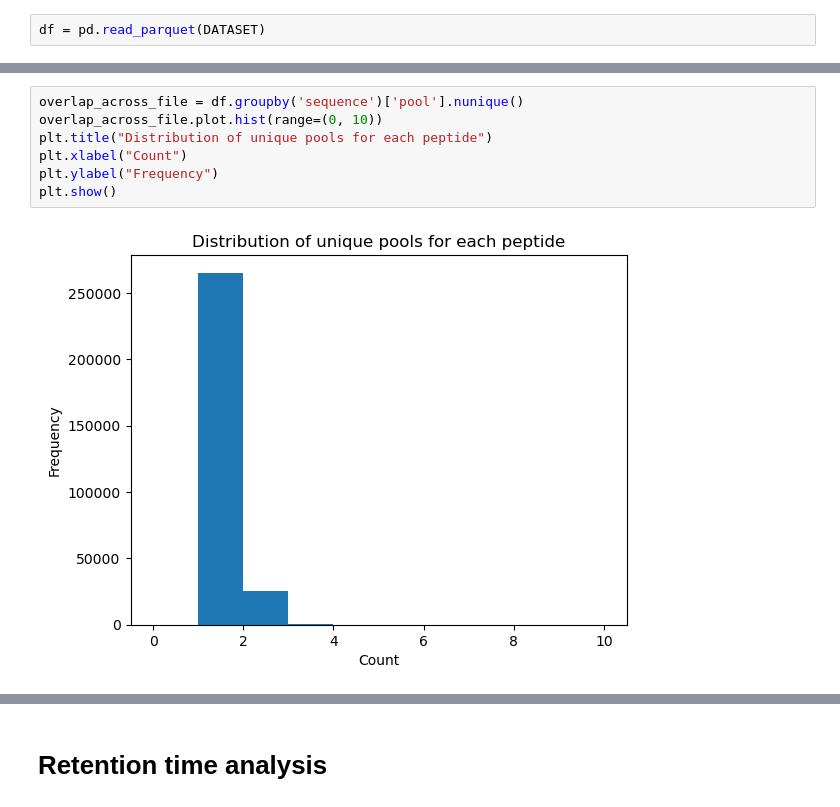
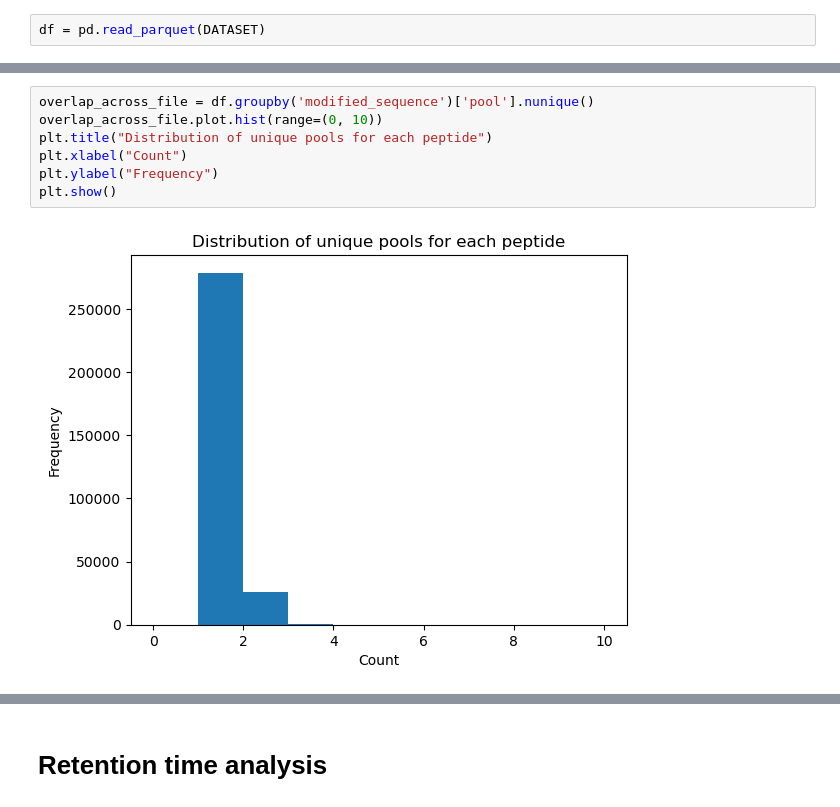
Before and after one commit to WannesLamberts/MTL-peptide-property-prediction-pool, a Jupyter notebook: notebooks/data_analysis/analysis_proteome.ipynb, the cells around one changed output, grey strips where cells are left out. Drawn from its saved outputs; the diff is of its cells as text.

```diff
--- a/notebooks/data_analysis/analysis_proteome.ipynb
+++ b/notebooks/data_analysis/analysis_proteome.ipynb
@@ -45,12 +45,12 @@ plt.show()
 # %%
-overlap_across_file = df.groupby('sequence')['pool'].nunique()
+overlap_across_file = df.groupby('modified_sequence')['pool'].nunique()
 overlap_across_file.plot.hist(range=(0, 10))
 plt.title("Distribution of unique pools for each peptide")
 plt.xlabel("Count")
 plt.ylabel("Frequency")
 plt.show()
 # %% [output]
-[figure, old version]
+[figure, new version]
 # %%
 horizontal_boxplot(overlap_across_file,"Count","Unique filenames per peptide",show_fliers=True)
 # %% [output]
```
Also changed, not shown: parts of 18 cells of this notebook, 4 other files.
